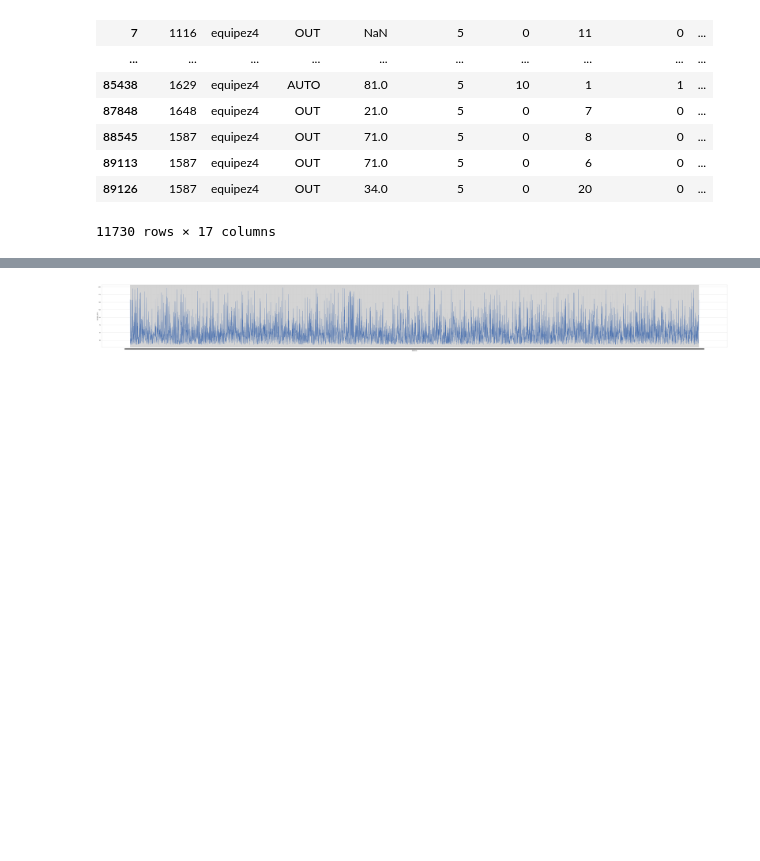
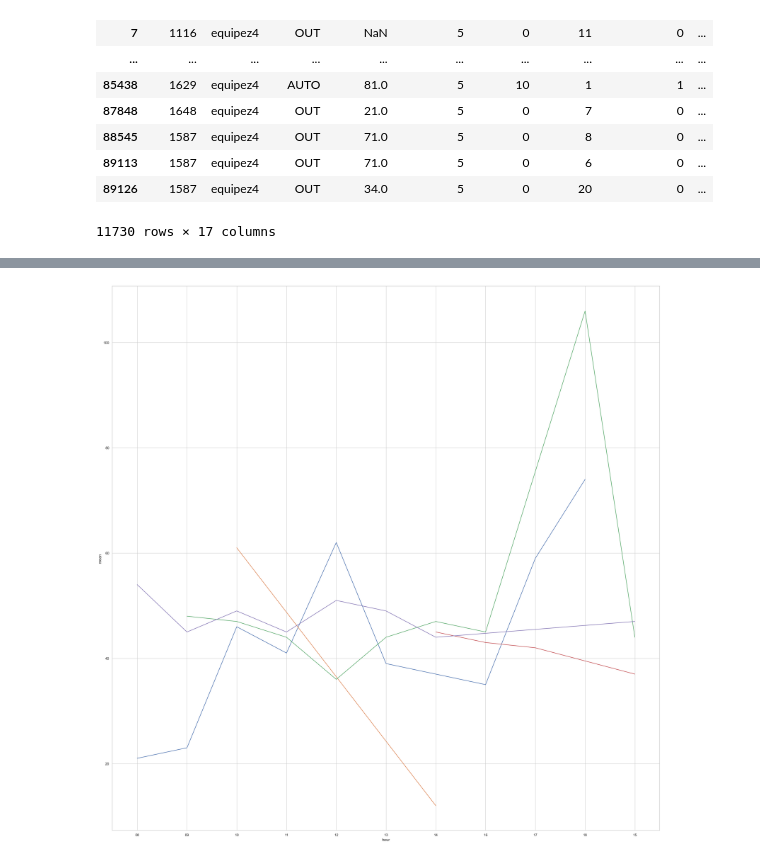
Before and after one commit to vileoleone/data-science-vonix-statistic-studies, a Jupyter notebook: jupyter-studies/holster-winte-200s.ipynb, the cells around one changed output, grey strips where cells are left out. Saved outputs shown, nothing was run; the diff lists cells and outputs as text; code cells hidden in the pictures; blank space fills up the shorter version.

```diff
--- a/jupyter-studies/holster-winte-200s.ipynb
+++ b/jupyter-studies/holster-winte-200s.ipynb
@@ -81,6 +129,7 @@ df_10_march
 # %%
 df_10_march_hw = pd.DataFrame()
-df_10_march_hw['datetime'] = df_10_march['datetime']
-df_10_march_hw['handling_time'] = df_10_march['handling_time']
-df_10_march_hw
+#df_10_march_hw['period'] = pd.to_datetime(df_10_march['datetime'], format='%Y-%m-%d %H:%M:%S')
+df_10_march_hw['period'] = df_10_march['timestamp']
+df_10_march_hw['handling_time'] = normalizador.fit_transform(df_10_march['handling_time'])
+#pd.set_option('display.max_rows', None)
 # %% [output]
@@ -99,0 +139,18 @@ df_10_march_hw
+# %%
+dict_10_march_hw_tr = transform_dict(df_10_march_hw.set_index('period').to_dict()['handling_time'], 60)
+# %%
+dict_90_queue_day_1_tr_clean = {i:z_clean_outliers(dict_10_march_hw_tr[i]) for i in dict_10_march_hw_tr.keys() }
+dict_10_march_hw_tr_mean = {i:round(np.mean(dict_90_queue_day_1_tr_clean[i])) for i in dict_90_queue_day_1_tr_clean.keys()}
+# %%
+df_hw = pd.DataFrame()
+df_hw['timestamp'] = dict_10_march_hw_tr_mean.keys()
+df_hw['period'] = pd.to_datetime([datetime.fromtimestamp(int(i)).strftime('%Y-%m-%d %H:%M:%S') for i in dict_10_march_hw_tr_mean.keys()], format='%Y-%m-%d %H:%M:%S')
+df_hw['mean'] = dict_10_march_hw_tr_mean.values()
+df_hw['day'] = [datetime.fromtimestamp(int(i)).strftime('%d') for i in dict_10_march_hw_tr_mean.keys()]
+df_hw['hour'] = [datetime.fromtimestamp(int(i)).strftime('%H') for i in dict_10_march_hw_tr_mean.keys()]
+df_hw['minute'] = [datetime.fromtimestamp(int(i)).strftime('%M') for i in dict_10_march_hw_tr_mean.keys()]
+df_hw['week_day'] = [datetime.fromtimestamp(int(i)).strftime('%A') for i in dict_10_march_hw_tr_mean.keys()]
+df_hw
+#pd.set_option('display.max_rows', None)
+df_hw_to = df_hw.loc[(df_hw['week_day'] == 'Thursday')]
+df_hw_to
@@ -100,7 +175,12 @@ df_10_march_hw
 # %%
 sns.set_theme(style="whitegrid")
-plt.figure(figsize = (100,10))
-sns.lineplot(df_10_march_hw, x="datetime", y="handling_time")
+plt.figure(figsize = (30,30))
+sns.lineplot(df_hw_to.loc[(df_hw_to['day'] == '02')], x="hour", y="mean")
+sns.lineplot(df_hw_to.loc[(df_hw_to['day'] == '09')], x="hour", y="mean")
+sns.lineplot(df_hw_to.loc[(df_hw_to['day'] == '16')], x="hour", y="mean")
+sns.lineplot(df_hw_to.loc[(df_hw_to['day'] == '23')], x="hour", y="mean")
+sns.lineplot(df_hw_to.loc[(df_hw_to['day'] == '30')], x="hour", y="mean")
+
 plt.show()
 # %% [output]
-[figure, old version]
+[figure, new version]
```
Also changed, not shown: parts of 10 cells of this notebook, 2 other files.
